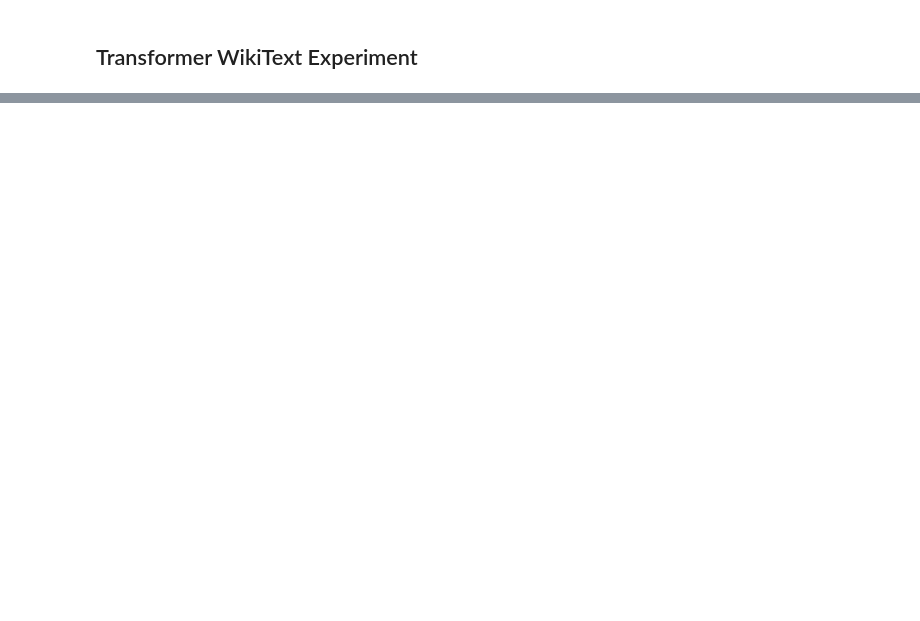
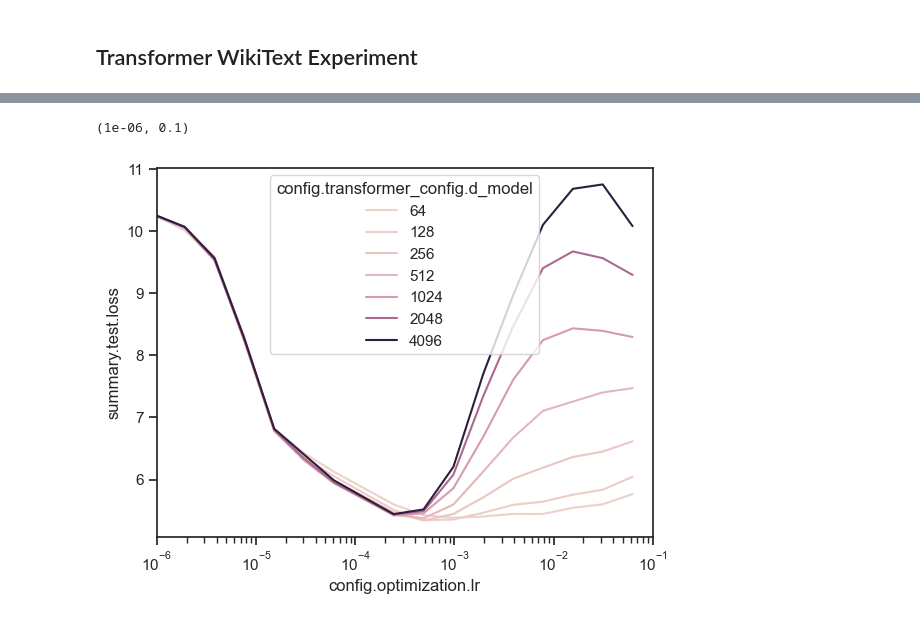
Before and after one commit to BrunoKM/tensor-reprogram, a Jupyter notebook: plots/hyperparam_vs_scale_alignment.ipynb, the cells around one changed output, grey strips where cells are left out. Saved outputs shown, nothing was run; the diff lists cells and outputs as text; code cells hidden in the pictures; blank space fills up the shorter version.

```diff
--- a/plots/hyperparam_vs_scale_alignment.ipynb
+++ b/plots/hyperparam_vs_scale_alignment.ipynb
@@ -146,0 +148,9 @@ array([ 512, 2048, 1024,  256,  128,   64, 4096])
+# %%
+ax = sns.lineplot(data=runs_filtered, x='config.optimization.lr', y='summary.test.loss', hue='config.transformer_config.d_model', legend="full")
+ax.set_xscale('log')
+# ax.set_yscale('log')
+# ax.set_ylim(1e-1, 12)
+ax.set_xlim(1e-6, 1e-1)
+# %% [output]
+(1e-06, 0.1)
+[figure, added]
```
Also changed, not shown: parts of 9 cells of this notebook.
